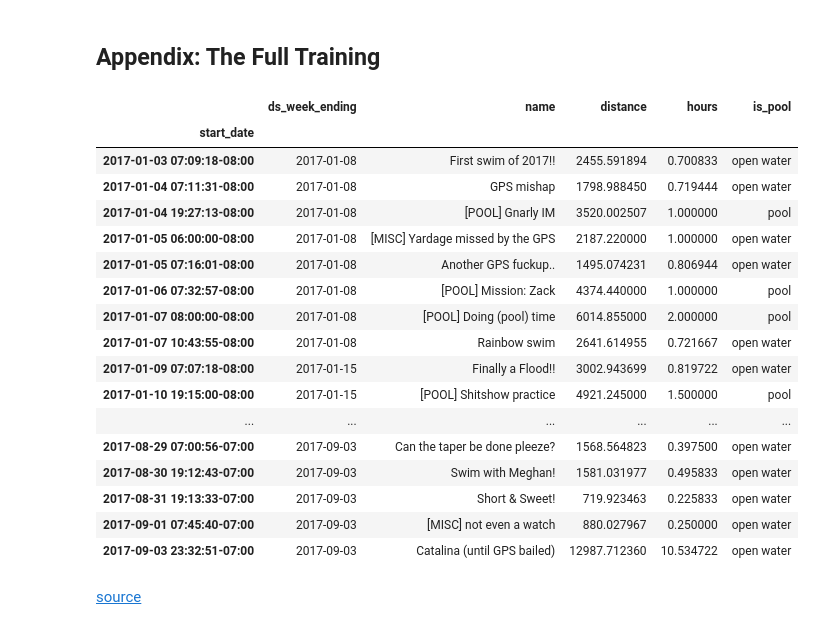
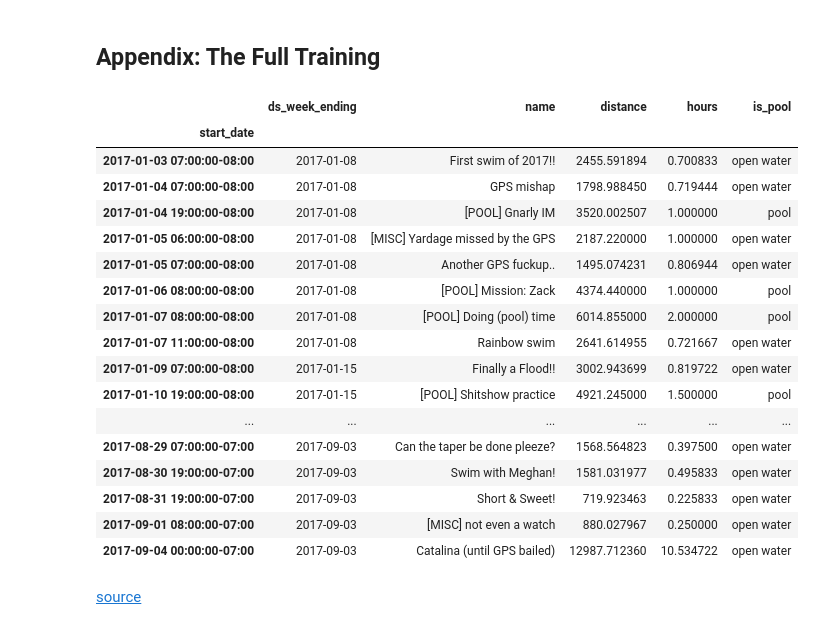
Before and after one commit to mrpozzi/mrpozzi.github.io, a Jupyter notebook: notebooks/CatalinaTrainingDashboard.ipynb, the cells around one changed output. Saved outputs shown, nothing was run; the diff lists cells and outputs as text; code cells hidden in the pictures.

Commit message:
Cleaned up the tables

```diff
--- a/notebooks/CatalinaTrainingDashboard.ipynb
+++ b/notebooks/CatalinaTrainingDashboard.ipynb
@@ -397,27 +398,29 @@ All through the training I made no mystery of my goal since I find that stating
 # %% [markdown]
 ## Appendix: The Full Training
 # %%
+out = my_swims[['ds_week_ending', 'name', 'distance', 'hours', 'is_pool'
+       ]].sort_index(axis=0, ascending=True, inplace=False)
+out.index = out.index.round('60min')
 from IPython.display import HTML
-HTML(my_swims[['ds_week_ending', 'name', 'distance', 'hours', 'is_pool'
-       ]].sort_index(axis=0, ascending=True, inplace=False).to_html())
+HTML(out.to_html())
 # %% [output]
 |  | ds_week_ending | name | distance | hours | is_pool |
 | start_date |  |  |  |  |  |
-| 2017-01-03 07:09:18-08:00 | 2017-01-08 | First swim of 2017!! | 2455.591894 | 0.700833 | open water |
-| 2017-01-04 07:11:31-08:00 | 2017-01-08 | GPS mishap | 1798.988450 | 0.719444 | open water |
-| 2017-01-04 19:27:13-08:00 | 2017-01-08 | [POOL] Gnarly IM | 3520.002507 | 1.000000 | pool |
+| 2017-01-03 07:00:00-08:00 | 2017-01-08 | First swim of 2017!! | 2455.591894 | 0.700833 | open water |
+| 2017-01-04 07:00:00-08:00 | 2017-01-08 | GPS mishap | 1798.988450 | 0.719444 | open water |
+| 2017-01-04 19:00:00-08:00 | 2017-01-08 | [POOL] Gnarly IM | 3520.002507 | 1.000000 | pool |
 | 2017-01-05 06:00:00-08:00 | 2017-01-08 | [MISC] Yardage missed by the GPS | 2187.220000 | 1.000000 | open water |
-| 2017-01-05 07:16:01-08:00 | 2017-01-08 | Another GPS fuckup.. | 1495.074231 | 0.806944 | open water |
-| 2017-01-06 07:32:57-08:00 | 2017-01-08 | [POOL] Mission: Zack | 4374.440000 | 1.000000 | pool |
+| 2017-01-05 07:00:00-08:00 | 2017-01-08 | Another GPS fuckup.. | 1495.074231 | 0.806944 | open water |
+| 2017-01-06 08:00:00-08:00 | 2017-01-08 | [POOL] Mission: Zack | 4374.440000 | 1.000000 | pool |
 | 2017-01-07 08:00:00-08:00 | 2017-01-08 | [POOL] Doing (pool) time | 6014.855000 | 2.000000 | pool |
-| 2017-01-07 10:43:55-08:00 | 2017-01-08 | Rainbow swim | 2641.614955 | 0.721667 | open water |
-| 2017-01-09 07:07:18-08:00 | 2017-01-15 | Finally a Flood!! | 3002.943699 | 0.819722 | open water |
-| 2017-01-10 19:15:00-08:00 | 2017-01-15 | [POOL] Shitshow practice | 4921.245000 | 1.500000 | pool |
+| 2017-01-07 11:00:00-08:00 | 2017-01-08 | Rainbow swim | 2641.614955 | 0.721667 | open water |
+| 2017-01-09 07:00:00-08:00 | 2017-01-15 | Finally a Flood!! | 3002.943699 | 0.819722 | open water |
+| 2017-01-10 19:00:00-08:00 | 2017-01-15 | [POOL] Shitshow practice | 4921.245000 | 1.500000 | pool |
 | ... | ... | ... | ... | ... | ... |
-| 2017-08-29 07:00:56-07:00 | 2017-09-03 | Can the taper be done pleeze? | 1568.564823 | 0.397500 | open water |
-| 2017-08-30 19:12:43-07:00 | 2017-09-03 | Swim with Meghan! | 1581.031977 | 0.495833 | open water |
-| 2017-08-31 19:13:33-07:00 | 2017-09-03 | Short & Sweet! | 719.923463 | 0.225833 | open water |
-| 2017-09-01 07:45:40-07:00 | 2017-09-03 | [MISC] not even a watch | 880.027967 | 0.250000 | open water |
-| 2017-09-03 23:32:51-07:00 | 2017-09-03 | Catalina (until GPS bailed) | 12987.712360 | 10.534722 | open water |
+| 2017-08-29 07:00:00-07:00 | 2017-09-03 | Can the taper be done pleeze? | 1568.564823 | 0.397500 | open water |
+| 2017-08-30 19:00:00-07:00 | 2017-09-03 | Swim with Meghan! | 1581.031977 | 0.495833 | open water |
+| 2017-08-31 19:00:00-07:00 | 2017-09-03 | Short & Sweet! | 719.923463 | 0.225833 | open water |
+| 2017-09-01 08:00:00-07:00 | 2017-09-03 | [MISC] not even a watch | 880.027967 | 0.250000 | open water |
+| 2017-09-04 00:00:00-07:00 | 2017-09-03 | Catalina (until GPS bailed) | 12987.712360 | 10.534722 | open water |
 # %% [markdown]
 [source](https://github.com/mrpozzi/mrpozzi.github.io/blob/master/notebooks/CatalinaTrainingDashboard.ipynb)
```
Also changed, not shown: parts of 2 cells of this notebook, 3 other files.
